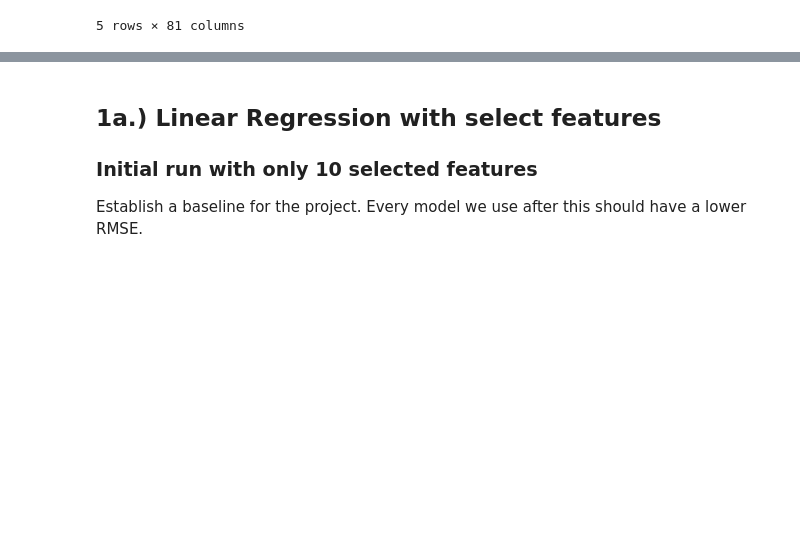
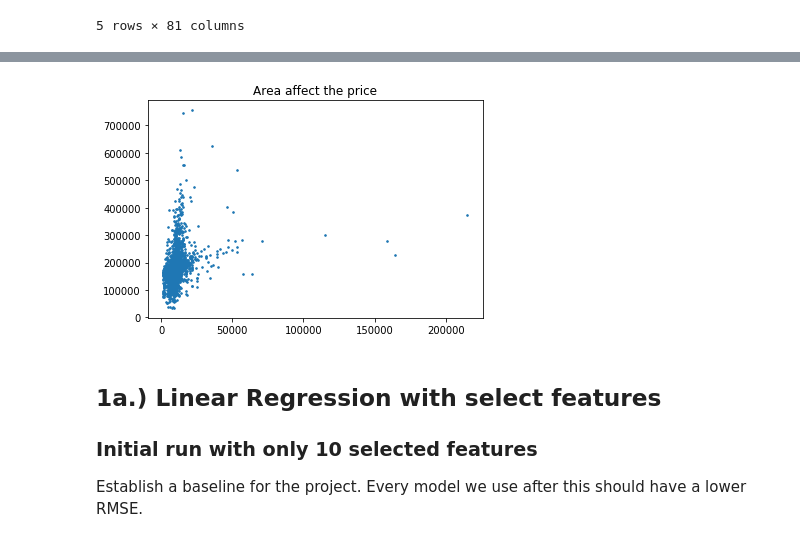
Before and after one commit to RPeralta5/Data-Science, a Jupyter notebook: Source Files/House_Prices.ipynb, the cells around one changed output, grey strips where cells are left out. Cells and saved outputs as stored; diff of their text form; code cells hidden in the pictures; blank space fills up the shorter version.

```diff
--- a/Source Files/House_Prices.ipynb
+++ b/Source Files/House_Prices.ipynb
@@ -56,3 +67,12 @@ houses_df.head()
+# %%
+#how area affect the price
+house_area= houses_df['LotArea']
+house_price=houses_df['SalePrice']
+plt.scatter(house_area,house_price,s=2.5)
+plt.title("Area affect the price")
+plt.show()
+# %% [output]
+[figure, added]
 # %% [markdown]
 ## 1a.) Linear Regression with select features
 ### Initial run with only 10 selected features
```
Also changed, not shown: parts of 6 cells of this notebook.
